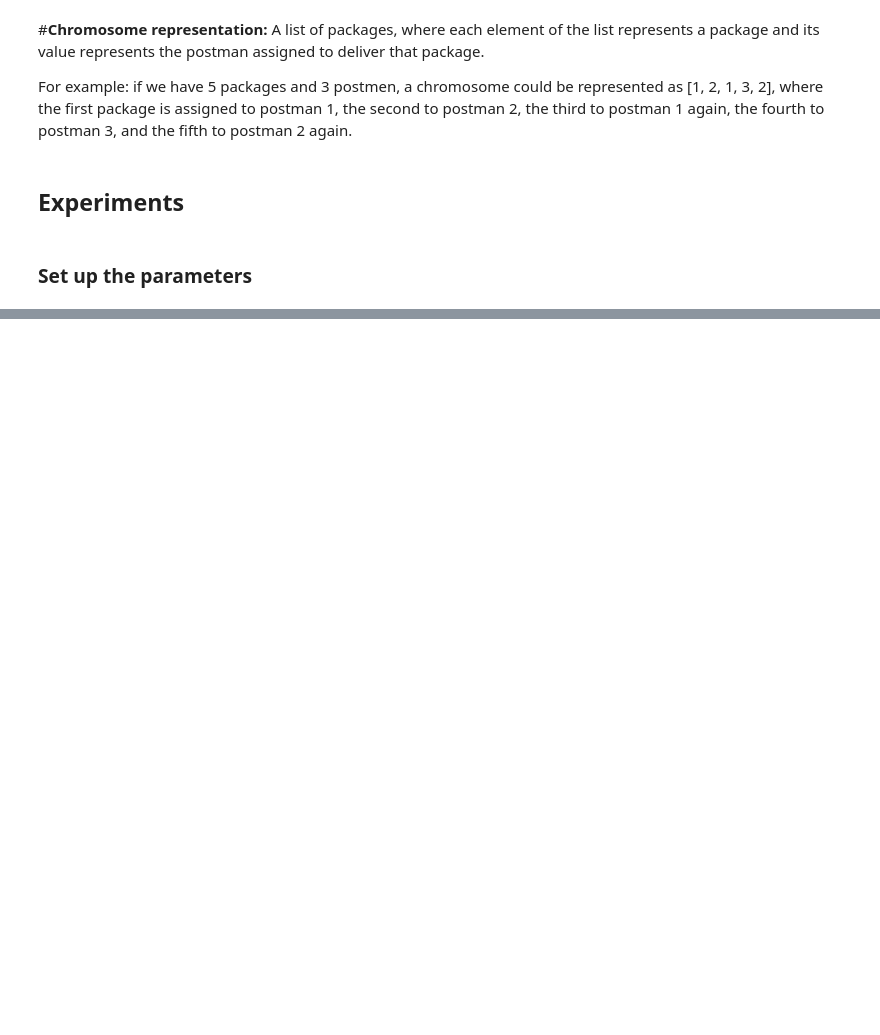
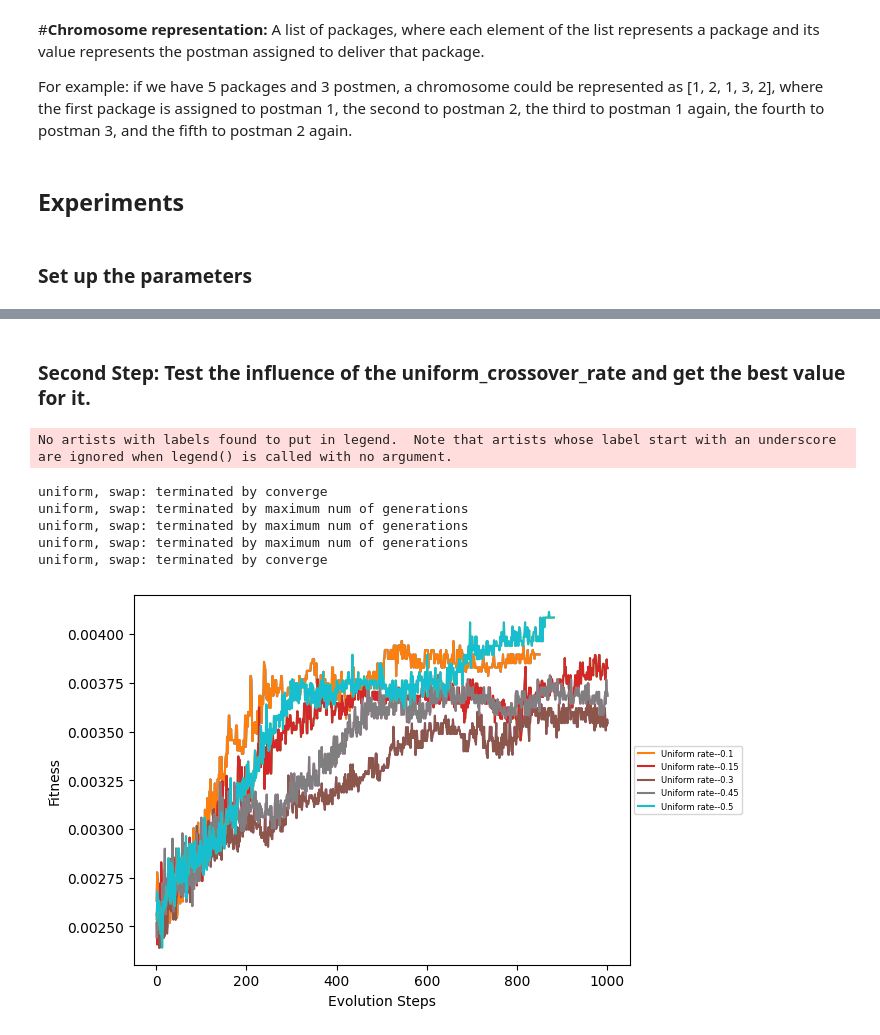
Before and after one commit to Ethan-zc/Genetic-Algorithm-For-Package-Deliverty, a Jupyter notebook: generic algorithm.ipynb, the cells around one changed output, grey strips where cells are left out. Cells and saved outputs as stored; diff of their text form; code cells hidden in the pictures; blank space fills up the shorter version.

```diff
--- a/generic algorithm.ipynb
+++ b/generic algorithm.ipynb
@@ -513,0 +510,37 @@ multi_points, insert 0.001350866725740283
+# %% [markdown]
+### Second Step: Test the influence of the uniform_crossover_rate and get the best value for it.
+# %%
+# 3. Test different uniform crossover rates
+uniform_crossover_rates = [0.1, 0.15, 0.3, 0.45, 0.5]
+gml_name = 'germany50--D-B-L-N-C-A-N-N.gml'
+gml_file_name = 'sample_graph/' + gml_name
+adj_matrix = read_graph_from_gml(gml_file_name)
+graph = Graph(adj_matrix=adj_matrix)
+postmen, demands = read_postmen_and_demands(gml_name)
+
+plts_c_rate = []
+fitness_result_c_rate = {}
+for rate in uniform_crossover_rates:
+        plts_c_rate.append([])
+        gene = Gene(graph=graph,
+                    postmen=postmen,
+                    demands=demands,
+                    population_size=POPULATION_SIZE,
+                    mutation_rate=MUTATION_RATE,
+                    num_generations=NUM_GENERATION,
+                    crossover_method="uniform",
+                    mutation_operator = MUTATION,
+                    uniform_crossover_rate=rate,
+                    terminal_fitness=TERMINAL_FITNESS)
+        gene.create_population()
+        gene.evolution()
+        fitness_result_c_rate[rate] = gene.best_each_iter[-1].fitness
+        plts_c_rate[-1].append(gene.print_fitness_evolution(label="Uniform rate--" + str(rate)))
+# %% [output]
+No artists with labels found to put in legend.  Note that artists whose label start with an underscore are ignored when legend() is called with no argument.
+uniform, swap: terminated by converge
+uniform, swap: terminated by maximum num of generations
+uniform, swap: terminated by maximum num of generations
+uniform, swap: terminated by maximum num of generations
+uniform, swap: terminated by converge
+[figure, added]
```
Also changed, not shown: parts of 14 cells of this notebook.
